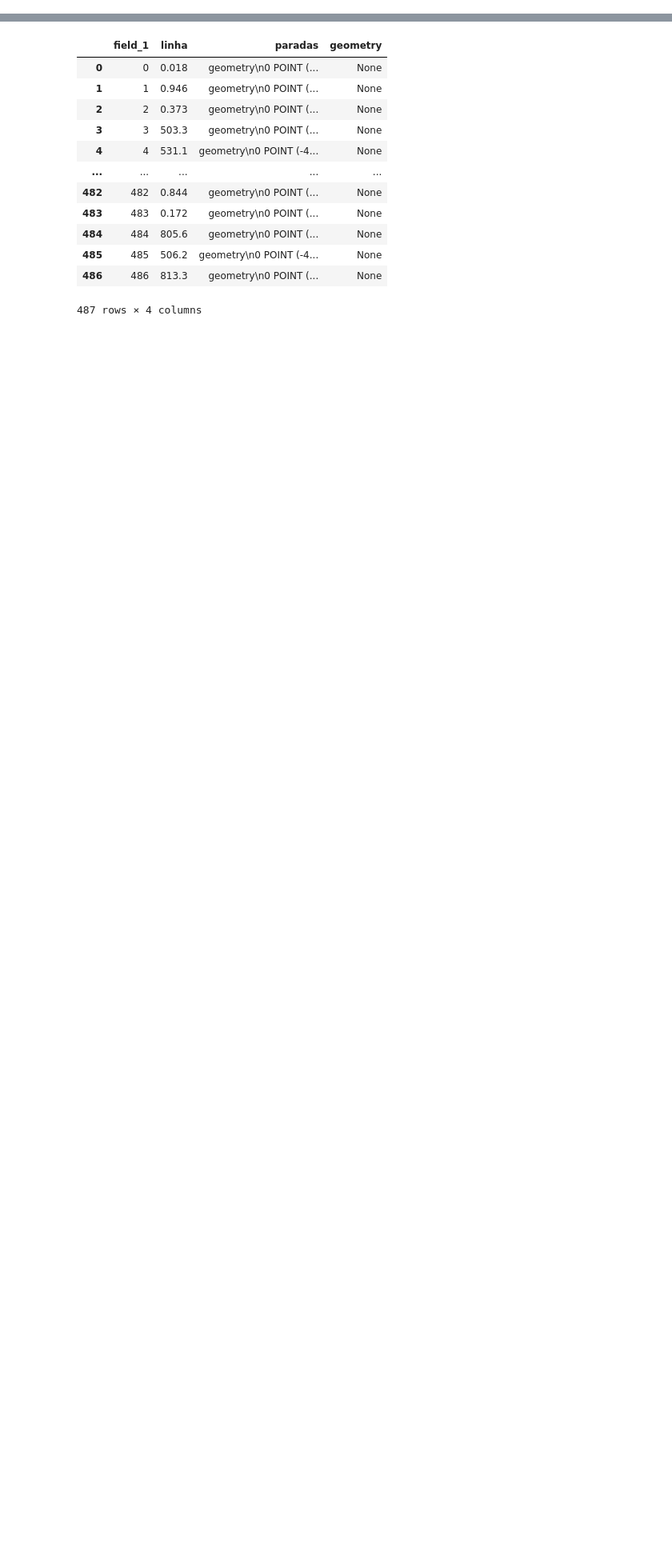
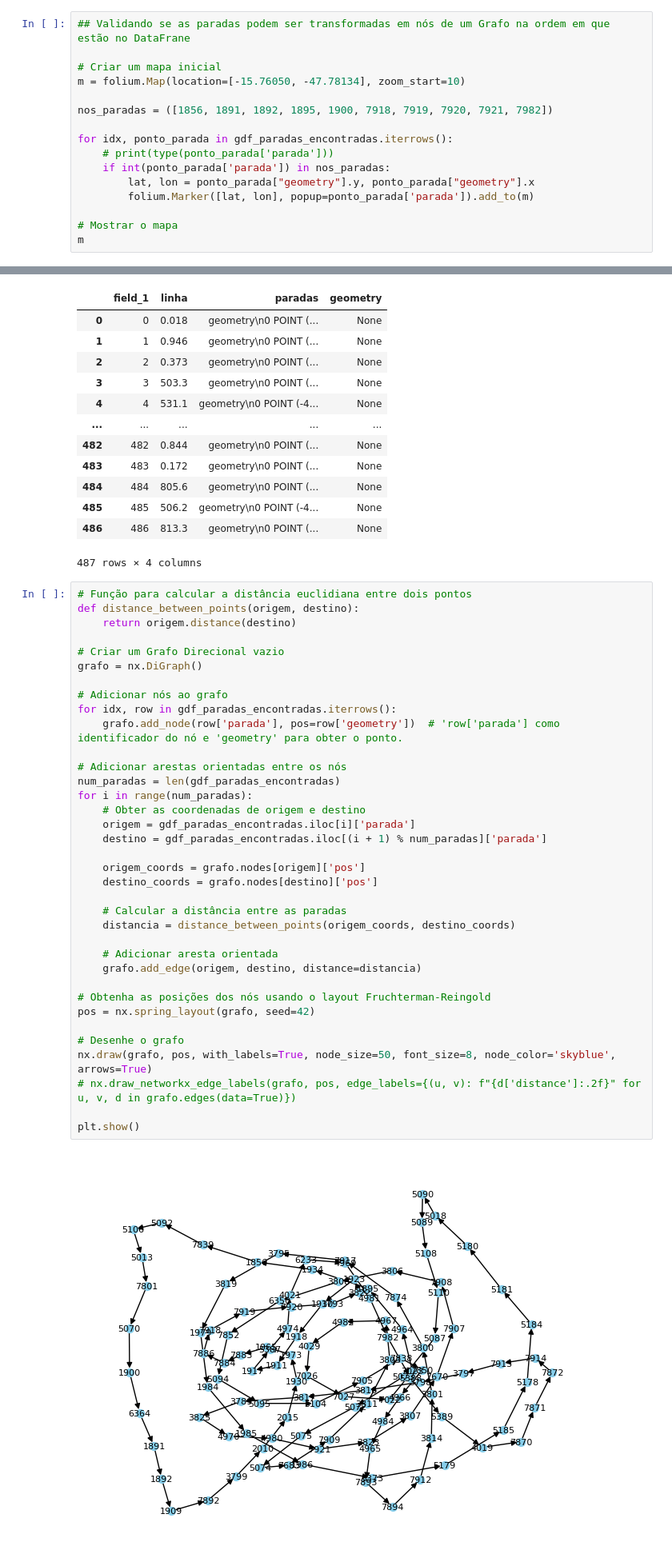
Before and after one commit to ResidenciaTICBrisa/02_RotaOnibus, a Jupyter notebook: docs/Notebooks/testeGrafoRota.ipynb, the cells around one changed output, grey strips where cells are left out. Shown at 80% size. Drawn from its saved outputs; the diff is of its cells as text; blank space fills up the shorter version.

Commit message:
:memo: testando grafo

```diff
--- a/docs/Notebooks/testeGrafoRota.ipynb
+++ b/docs/Notebooks/testeGrafoRota.ipynb
@@ -179,0 +223,16 @@ gdf_paradas_encontradas
+# %%
+## Validando se as paradas podem ser transformadas em nós de um Grafo na ordem em que estão no DataFrane
+
+# Criar um mapa inicial
+m = folium.Map(location=[-15.76050, -47.78134], zoom_start=10)
+
+nos_paradas = ([1856, 1891, 1892, 1895, 1900, 7918, 7919, 7920, 7921, 7982])
+
+for idx, ponto_parada in gdf_paradas_encontradas.iterrows():
+    # print(type(ponto_parada['parada']))
+    if int(ponto_parada['parada']) in nos_paradas:
+        lat, lon = ponto_parada["geometry"].y, ponto_parada["geometry"].x
+        folium.Marker([lat, lon], popup=ponto_parada['parada']).add_to(m)
+
+# Mostrar o mapa
+m
@@ -235,3 +296,41 @@ linhas
 | 485 | 485 | 506.2 | geometry\n0 POINT (-4... | None |
 | 486 | 486 | 813.3 | geometry\n0 POINT (... | None |
 487 rows × 4 columns
+# %%
+# Função para calcular a distância euclidiana entre dois pontos
+def distance_between_points(origem, destino):
+    return origem.distance(destino)
+
+# Criar um Grafo Direcional vazio
+grafo = nx.DiGraph()
+
+# Adicionar nós ao grafo
+for idx, row in gdf_paradas_encontradas.iterrows():
+    grafo.add_node(row['parada'], pos=row['geometry'])  # 'row['parada'] como identificador do nó e 'geometry' para obter o ponto.
+
+# Adicionar arestas orientadas entre os nós
+num_paradas = len(gdf_paradas_encontradas)
+for i in range(num_paradas):
+    # Obter as coordenadas de origem e destino
+    origem = gdf_paradas_encontradas.iloc[i]['parada']
+    destino = gdf_paradas_encontradas.iloc[(i + 1) % num_paradas]['parada']
+
+    origem_coords = grafo.nodes[origem]['pos']
+    destino_coords = grafo.nodes[destino]['pos']
+
+    # Calcular a distância entre as paradas
+    distancia = distance_between_points(origem_coords, destino_coords)
+
+    # Adicionar aresta orientada
+    grafo.add_edge(origem, destino, distance=distancia)
+
+# Obtenha as posições dos nós usando o layout Fruchterman-Reingold
+pos = nx.spring_layout(grafo, seed=42)
+
+# Desenhe o grafo
+nx.draw(grafo, pos, with_labels=True, node_size=50, font_size=8, node_color='skyblue', arrows=True)
+# nx.draw_networkx_edge_labels(grafo, pos, edge_labels={(u, v): f"{d['distance']:.2f}" for u, v, d in grafo.edges(data=True)})
+
+plt.show()
+# %% [output]
+[figure, added]
```
Also changed, not shown: parts of 6 cells of this notebook, 1 other file.
